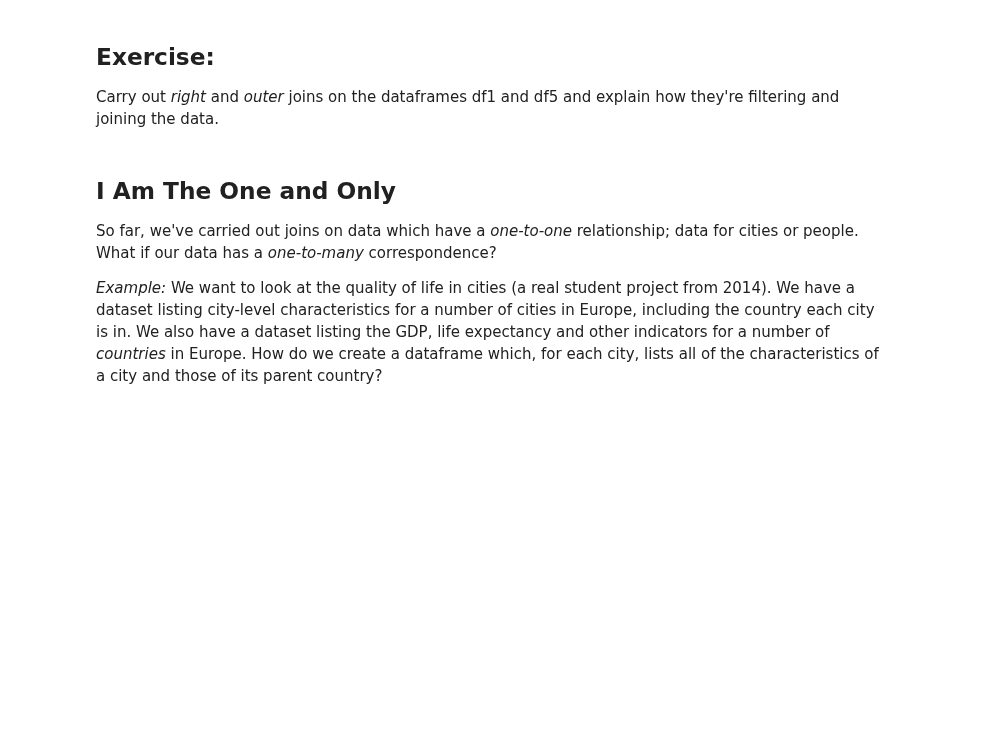
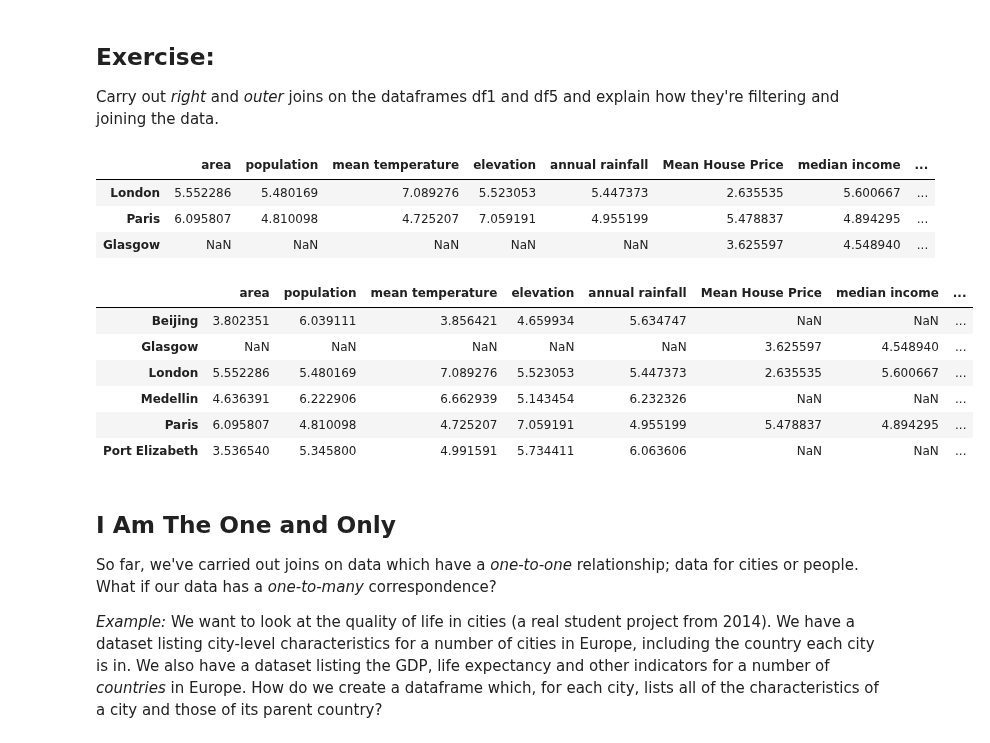
Before and after one commit to camilletulipe06-wq/QM-2, a Jupyter notebook: notebooks/RW. Merging and Joining.ipynb, the cells around one changed output. Drawn from its saved outputs; the diff is of its cells as text; code cells hidden in the pictures; blank space fills up the shorter version.

```diff
--- a/notebooks/RW. Merging and Joining.ipynb
+++ b/notebooks/RW. Merging and Joining.ipynb
@@ -362,7 +362,24 @@ As we see, the missing data appears as **NaN** - Not a Number.
 
 Carry out *right* and *outer* joins on the dataframes df1 and df5 and explain how they're filtering and joining the data.
 # %%
-df_right = df1.merge(df5, )
+df_right = df1.merge(df5, left_index=True, right_index=True, how='right')
+df_right
+# %% [output]
+|  | area | population | mean temperature | elevation | annual rainfall | Mean House Price | median income | ... |
+| London | 5.552286 | 5.480169 | 7.089276 | 5.523053 | 5.447373 | 2.635535 | 5.600667 | ... |
+| Paris | 6.095807 | 4.810098 | 4.725207 | 7.059191 | 4.955199 | 5.478837 | 4.894295 | ... |
+| Glasgow | NaN | NaN | NaN | NaN | NaN | 3.625597 | 4.548940 | ... |
+# %%
+df_outer = df1.merge(df5, left_index=True, right_index=True, how='outer')
+df_outer
+# %% [output]
+|  | area | population | mean temperature | elevation | annual rainfall | Mean House Price | median income | ... |
+| Beijing | 3.802351 | 6.039111 | 3.856421 | 4.659934 | 5.634747 | NaN | NaN | ... |
+| Glasgow | NaN | NaN | NaN | NaN | NaN | 3.625597 | 4.548940 | ... |
+| London | 5.552286 | 5.480169 | 7.089276 | 5.523053 | 5.447373 | 2.635535 | 5.600667 | ... |
+| Medellin | 4.636391 | 6.222906 | 6.662939 | 5.143454 | 6.232326 | NaN | NaN | ... |
+| Paris | 6.095807 | 4.810098 | 4.725207 | 7.059191 | 4.955199 | 5.478837 | 4.894295 | ... |
+| Port Elizabeth | 3.536540 | 5.345800 | 4.991591 | 5.734411 | 6.063606 | NaN | NaN | ... |
 # %% [markdown]
 ## I Am The One and Only
 
```
Also changed, not shown: parts of 29 cells of this notebook.
